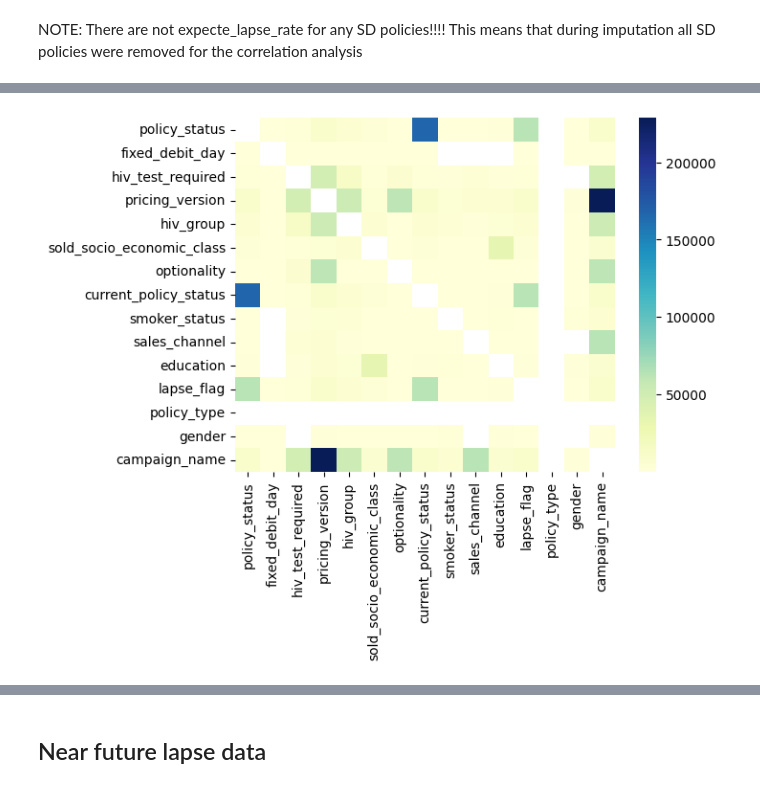
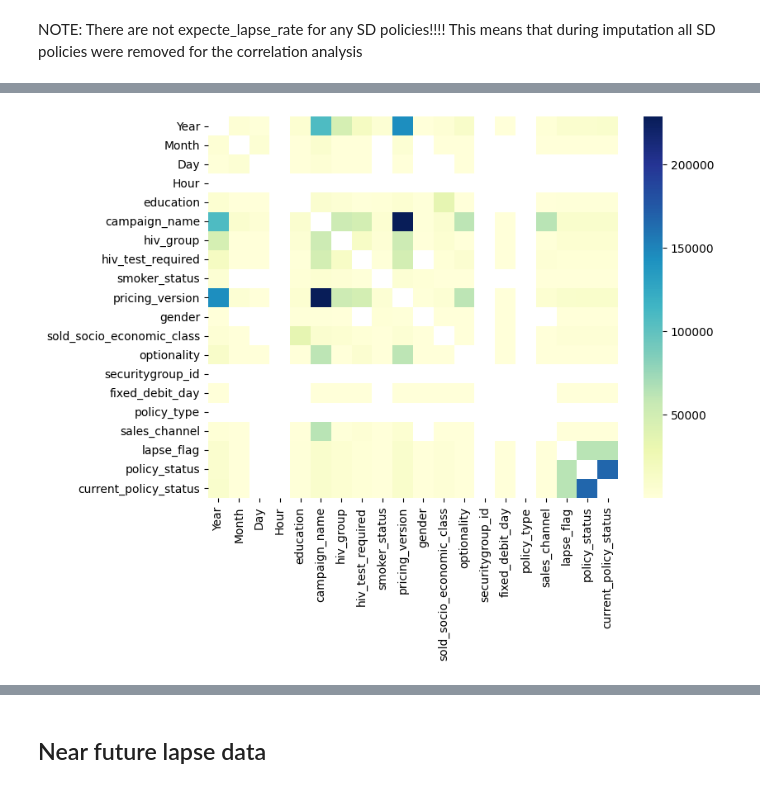
Before and after one commit to Christine-H-code/LapseRate_modeling, a Jupyter notebook: EDA.ipynb, the cells around one changed output, grey strips where cells are left out. Saved outputs shown, nothing was run; the diff lists cells and outputs as text; code cells hidden in the pictures.

Commit message:
EDA: plots (with their functions) and then all for near future lapse data

```diff
--- a/EDA.ipynb
+++ b/EDA.ipynb
@@ -774,5 +859,5 @@ inception_analysis = Analysis(df=at_inception.df, time_series='n', num_cols=[ 'a
         'res_code_sale_sum', 'res_code_update_sum','expected_lapse_rate'],
          cat_cols=[ 'education', 'gender',
        'smoker_status', 'sold_socio_economic_class', 'occupation_class','occupation', 'lead_provider_name', 'lead_type', 'sales_channel', 'sale_date','campaign_name', 'underwriting_outcome', 'optionality',
-       'hiv_test_required', 'pricing_version', 'hiv_group', 'securitygroup_id', 'policy_type','fixed_debit_day','duration_policy_start_delay', 'policy_status',
-       'current_policy_status', 'cancellation_effective_date','cancellation_reason', 'lapse_type', 'lapse_flag','cover_start_date'], date_col='sale_date')
+       'hiv_test_required', 'pricing_version', 'hiv_group', 'securitygroup_id', 'policy_type','fixed_debit_day', 'policy_status',
+       'current_policy_status','cancellation_reason', 'lapse_type', 'lapse_flag'], date_col='sale_date')
@@ -917,19 +969,20 @@ sign_corr
 # %%
-cat_plot=inception_analysis.significant_corr.loc[['policy_status', 'fixed_debit_day', 'hiv_test_required',
-         'pricing_version', 'hiv_group',
-       'sold_socio_economic_class', 'optionality', 'current_policy_status',
-       'smoker_status', 'sales_channel', 'education',  'lapse_flag', 'policy_type', 'gender',
-       'campaign_name'],['policy_status', 'fixed_debit_day', 'hiv_test_required',
-        'pricing_version', 'hiv_group',
-       'sold_socio_economic_class', 'optionality', 'current_policy_status',
-       'smoker_status', 'sales_channel', 'education', 'lapse_flag', 'policy_type', 'gender',
-       'campaign_name']].applymap(
+cat_plot=inception_analysis.significant_corr.loc[[ 'Year', 'Month', 'Day', 'Hour','education',
+       'campaign_name', 'hiv_group','hiv_test_required', 'smoker_status',
+       'pricing_version',  'gender', 'sold_socio_economic_class', 'optionality',
+       'securitygroup_id',
+       'fixed_debit_day', 'policy_type', 'sales_channel','lapse_flag','policy_status', 'current_policy_status']
+       ,['Year', 'Month', 'Day', 'Hour','education',
+       'campaign_name', 'hiv_group','hiv_test_required', 'smoker_status',
+       'pricing_version',  'gender', 'sold_socio_economic_class', 'optionality',
+       'securitygroup_id',
+       'fixed_debit_day', 'policy_type', 'sales_channel','lapse_flag','policy_status', 'current_policy_status']].applymap(
     lambda x: np.nan if (isinstance(x, float) and pd.isnull(x))
     else (np.nan if not isinstance(x, (list, np.ndarray))
           else (x[0] if len(x) > 0 else np.nan)))
 np.fill_diagonal(cat_plot.values, np.nan)
-
+plt.figure(figsize=(8, 6))
 sns.heatmap(cat_plot, cmap="YlGnBu")
 plt.show()
 # %% [output]
-[figure, old version]
+[figure, new version]
```
Also changed, not shown: parts of 63 cells of this notebook, 1 other file.
